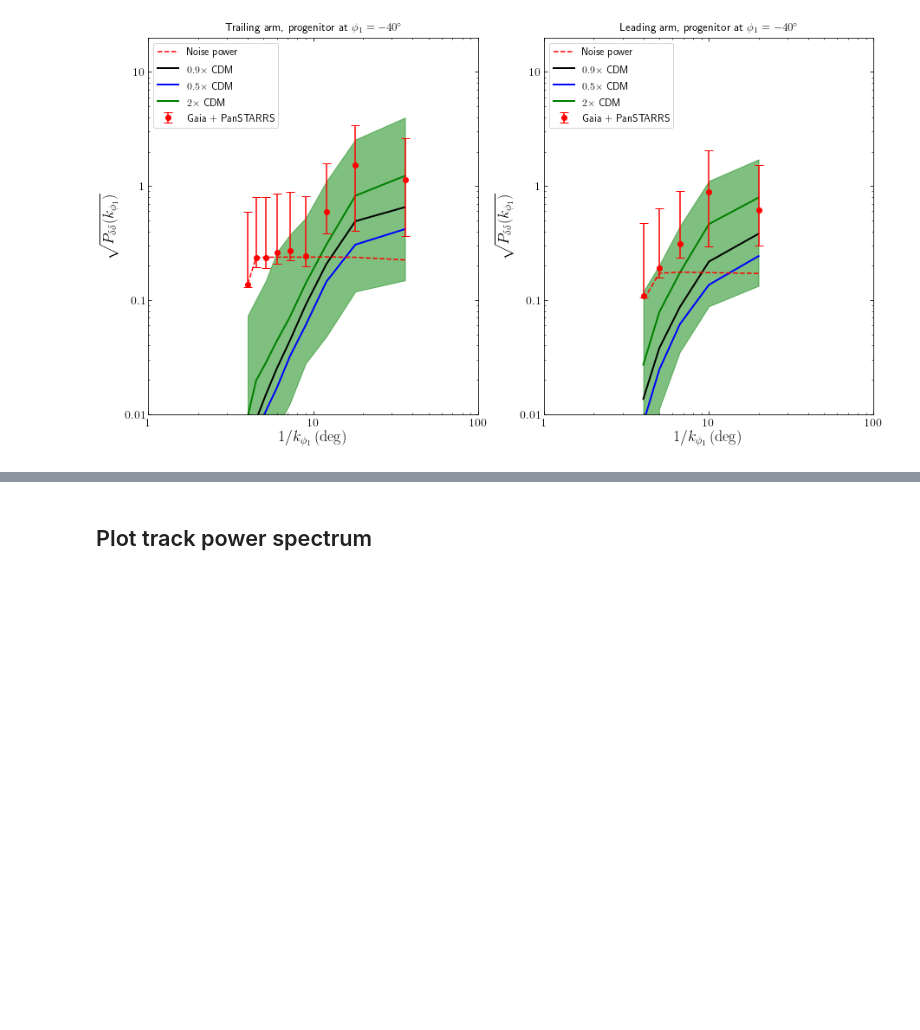
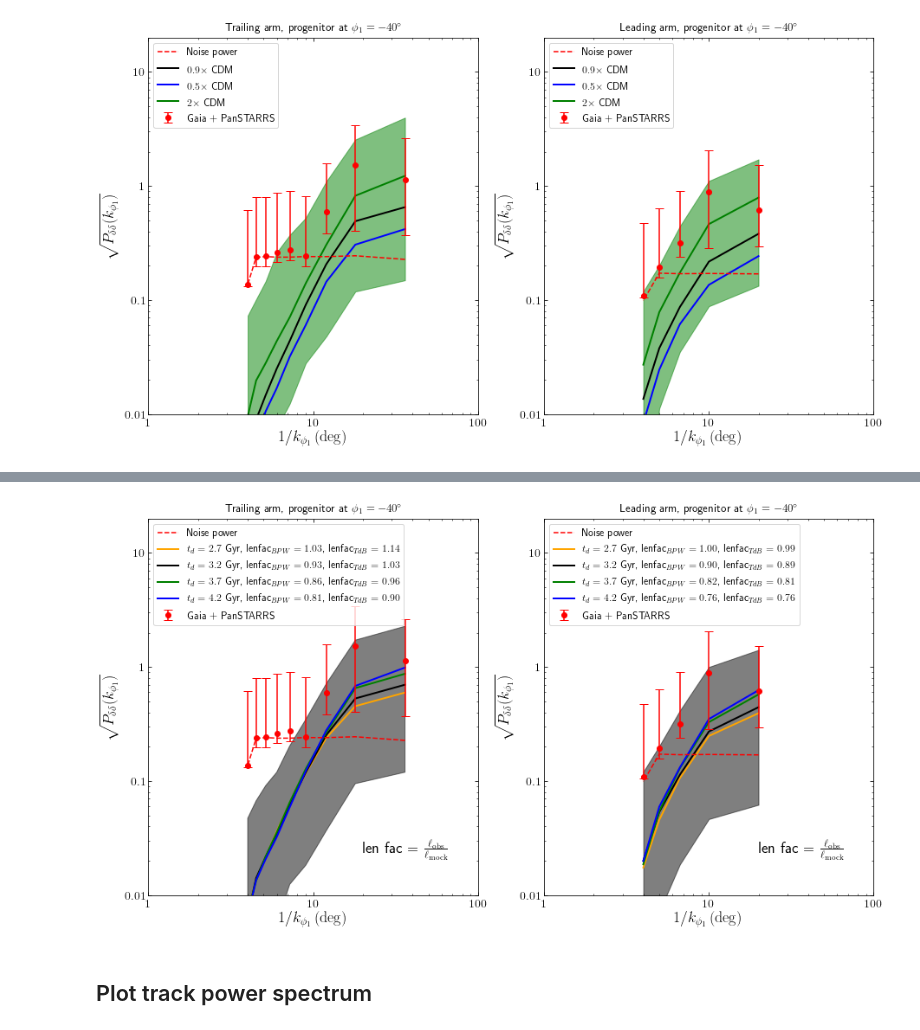
Before and after one commit to nbanik/Analyze_GD-1, a Jupyter notebook: make_plots.ipynb, the cells around one changed output, grey strips where cells are left out. Saved outputs shown, nothing was run; the diff lists cells and outputs as text; code cells hidden in the pictures; blank space fills up the shorter version.

```diff
--- a/make_plots.ipynb
+++ b/make_plots.ipynb
@@ -30,9 +30,10 @@ Populating the interactive namespace from numpy and matplotlib
 # %%
 #convert angle-freq to obeserved coordinates
 
-timescdm = '0p5'
-arm = 'leading'
-sigv='0p43'
+timescdm = '1'
+arm = 'trailing'
+sigv='0p3'
+td=2.7
 
 if arm == 'leading' :
     phi1_min=-60.
@@ -43,12 +44,12 @@ else :
     phi1_max=-2.  #becuase of numpy.arange
 
 
-with open('pkl_files/gd1_smooth_pepper_{}_Plummer_sigv0.43_streamwidth16arcmins_td3.4_64sampling_progphi1-40.0_MW2014.pkl'.format(arm),'rb') as savefile:
+with open('pkl_files/pklfiles_{}Gyr_sigv0.3/gd1_smooth_pepper_{}_Plummer_sigv0.3_td{}_64sampling_progphi1-40.0_MW2014_0.pkl'.format(td,arm,td),'rb') as savefile:
             sdf_smooth= pickle.load(savefile,encoding='latin1')
             sdf_pepper= pickle.load(savefile,encoding='latin1')
 
 
-dir='dens_Omega/subhalo_GMC_GC/prog-40/Tstream_3.4/sigv_{}/{}CDM/{}/'.format(sigv,timescdm,arm)
+dir='dens_Omega/subhalo_GMC_GC/prog-40/Tstream_3.4/sigv_{}/td{}/{}/'.format(sigv,td,arm)
 #dir1= dir + 'physical_coord/'
 
 print (dir)
@@ -70,8 +71,9 @@ for jj in allfname:
         outphi1= numpy.arange(phi1_min,phi1_max,2.)
         #print (outphi1)
         phi1=lb_to_phi12(mT[0],mT[1],degree=True)[:,0]
-        #print (phi1)
+        #phi2=lb_to_phi12(mT[0],mT[1],degree=True)[:,1]
         phi1[phi1 > 180.]-=360.
+
         #print phi1
         #print (outphi1)
         # Interpolate density
@@ -99,7 +101,7 @@ for jj in allfname:
         #plt.show()
 
         #ll,tdata= convert_dens_to_obs(apar,dens,dens_unp,Omega,poly_deg=3)
-        fn = jj.replace('dens_Omega/subhalo_GMC_GC/prog-40/Tstream_3.4/sigv_{}/{}CDM/{}/'.format(sigv,timescdm,arm),'')
+        fn = jj.replace('dens_Omega/subhalo_GMC_GC/prog-40/Tstream_3.4/sigv_{}/td{}/{}/'.format(sigv,td,arm),'')
         fname = fn.replace('densOmega','phi1{}_{}_polynorm3'.format(min(outphi1),max(outphi1)))
         #print (fname)
         fo=open(dir + 'physical_coords/'+fname,'w')
@@ -111,8 +113,8 @@ for jj in allfname:
         fo.close()
 
     except ValueError as e:
-        print (jj)
-        print (e)
+            print (jj)
+            print (e)
 # %%
 def set_ranges_and_labels_dens():
     #bovy_plot.bovy_text(r'$\sqrt{\delta\delta}$',top_left=True,size=18.)
@@ -506,0 +511,77 @@ Text(0,0.5,'$\\sqrt{P_{\\delta\\delta}(k_{\\phi_{1}})}$')
+# %%
+#Plot
+
+bovy_plot.bovy_print(axes_labelsize=18.,xtick_labelsize=14.,ytick_labelsize=14.)
+figsize(15,8)
+
+subplot(1,2,1)
+title(r'Trailing arm, progenitor at $\phi_{1} = -40^{\circ}$')
+
+arm='trailing'
+phi1_min=-38.
+phi1_max=-4.
+
+dir0='dens_Omega/subhalo_GMC_GC/prog-40/Tstream_3.4/sigv_0p3/td2.7/{}/physical_coords/'.format(arm)
+dir1='dens_Omega/subhalo_GMC_GC/prog-40/Tstream_3.4/sigv_0p3/td3.2/{}/physical_coords/'.format(arm)
+dir2='dens_Omega/subhalo_GMC_GC/prog-40/Tstream_3.4/sigv_0p3/td3.7/{}/physical_coords/'.format(arm)
+dir3='dens_Omega/subhalo_GMC_GC/prog-40/Tstream_3.4/sigv_0p3/td4.2/{}/physical_coords/'.format(arm)
+
+#dir6='dens_Omega/subhalo_GMC_GC/prog-40/Tstream_3.4/sigv_0p43/0p5CDM/{}/physical_coords/'.format(arm)
+#dir7='dens_Omega/subhalo_GMC_GC/prog-40/Tstream_3.4/sigv_0p43/0p9CDM/{}/physical_coords/'.format(arm)
+
+
+
+loglog(px,py_err_dat,color='red',zorder=10,ls='--',label='Noise power')
+
+errorbar(px,py_noise_med,
+         yerr=[ppy_noise_low,ppy_noise_high]
+         ,color='r',fmt='o',capsize=5.,capthick=1.,ecolor='r',label='Gaia + PanSTARRS')
+
+plot_pk_scatter(dir0,N=490,p1min=phi1_min,p1max=phi1_max,label=r'$t_{d} = 2.7$ Gyr, lenfac$_{BPW}=1.03$, lenfac$_{TdB}=1.14$',CDM=True,baryons=False,color='orange',fill=False)
+plot_pk_scatter(dir1,N=490,p1min=phi1_min,p1max=phi1_max,label=r'$t_{d} = 3.2$ Gyr, lenfac$_{BPW}=0.93$, lenfac$_{TdB}=1.03$',CDM=True,baryons=False,color='k',fill_color='k')
+plot_pk_scatter(dir2,N=490,p1min=phi1_min,p1max=phi1_max,label=r'$t_{d} = 3.7$ Gyr, lenfac$_{BPW}=0.86$, lenfac$_{TdB}=0.96$',CDM=True,baryons=False,color='g',fill=False)
+plot_pk_scatter(dir3,N=490,p1min=phi1_min,p1max=phi1_max,label=r'$t_{d} = 4.2$ Gyr, lenfac$_{BPW}=0.81$, lenfac$_{TdB}=0.90$',CDM=True,baryons=False,color='b',fill=False)
+
+
+
+#plot_pk_scatter(dir5,N=500,p1min=phi1_min,p1max=phi1_max,label=r'$0.5\times$ CDM, $\sigma_{v} = 0.43$ km/s',CDM=True,baryons=False,color='b',fill=False,ls='--')
+#plot_pk_scatter(dir6,N=500,p1min=phi1_min,p1max=phi1_max,label=r'$0.9\times$ CDM, $\sigma_{v} = 0.43$ km/s',CDM=True,baryons=False,color='r',fill=False,ls='--')
+text(20,0.02,r"len fac = $\frac{\ell_{\rm{obs}}}{\ell_{\rm{mock}}}$",fontsize=18)
+set_ranges_and_labels_dens()
+plt.ylabel(r'$\sqrt{P_{\delta\delta}(k_{\phi_{1}})}$',fontsize=18)
+
+subplot(1,2,2)
+
+title(r'Leading arm, progenitor at $\phi_{1} = -40^{\circ}$')
+
+arm='leading'
+phi1_min=-60.
+phi1_max=-42.
+
+dir0='dens_Omega/subhalo_GMC_GC/prog-40/Tstream_3.4/sigv_0p3/td2.7/{}/physical_coords/'.format(arm)
+dir1='dens_Omega/subhalo_GMC_GC/prog-40/Tstream_3.4/sigv_0p3/td3.2/{}/physical_coords/'.format(arm)
+dir2='dens_Omega/subhalo_GMC_GC/prog-40/Tstream_3.4/sigv_0p3/td3.7/{}/physical_coords/'.format(arm)
+dir3='dens_Omega/subhalo_GMC_GC/prog-40/Tstream_3.4/sigv_0p3/td4.2/{}/physical_coords/'.format(arm)
+
+
+loglog(px_lead,py_err_dat_lead,color='red',zorder=10,ls='--',label='Noise power')
+
+errorbar(px_lead,py_noise_med_lead,
+         yerr=[ppy_noise_low_lead,ppy_noise_high_lead]
+         ,color='r',fmt='o',capsize=5.,capthick=1.,ecolor='r',label='Gaia + PanSTARRS')
+
+plot_pk_scatter(dir0,N=496,p1min=phi1_min,p1max=phi1_max,label=r'$t_{d} = 2.7$ Gyr, lenfac$_{BPW}=1.00$, lenfac$_{TdB}=0.99$',CDM=True,baryons=False,color='orange',fill=False)
+plot_pk_scatter(dir1,N=496,p1min=phi1_min,p1max=phi1_max,label=r'$t_{d} = 3.2$ Gyr, lenfac$_{BPW}=0.90$, lenfac$_{TdB}=0.89$',CDM=True,baryons=False,color='k',fill_color='k')
+plot_pk_scatter(dir2,N=496,p1min=phi1_min,p1max=phi1_max,label=r'$t_{d} = 3.7$ Gyr, lenfac$_{BPW}=0.82$, lenfac$_{TdB}=0.81$',CDM=True,baryons=False,color='g',fill=False)
+plot_pk_scatter(dir3,N=496,p1min=phi1_min,p1max=phi1_max,label=r'$t_{d} = 4.2$ Gyr, lenfac$_{BPW}=0.76$, lenfac$_{TdB}=0.76$',CDM=True,baryons=False,color='b',fill=False)
+
+
+#plot_pk_scatter(dir5,N=500,p1min=phi1_min,p1max=phi1_max,label=r'$0.5\times$ CDM, $\sigma_{v} = 0.43$ km/s',CDM=True,baryons=False,color='b',fill=False,ls='--')
+#plot_pk_scatter(dir6,N=500,p1min=phi1_min,p1max=phi1_max,label=r'$0.9\times$ CDM, $\sigma_{v} = 0.43$ km/s',CDM=True,baryons=False,color='r',fill=False,ls='--')
+
+text(20,0.02,r"len fac = $\frac{\ell_{\rm{obs}}}{\ell_{\rm{mock}}}$",fontsize=18)
+set_ranges_and_labels_dens()
+plt.ylabel(r'$\sqrt{P_{\delta\delta}(k_{\phi_{1}})}$',fontsize=18)
+#savefig('plots/power_baryons_trailing_arm_prog-40.pdf')
+#savefig('plots/power_baryonsonly_trailing_arm_prog-40.pdf')
+# %% [output]
@@ -507,3 +589,4 @@ Text(0,0.5,'$\\sqrt{P_{\\delta\\delta}(k_{\\phi_{1}})}$')
+[figure, added]
 # %% [markdown]
 ## Plot track power spectrum
 # %%
```
Also changed, not shown: parts of 2 cells of this notebook, 1 other file.
